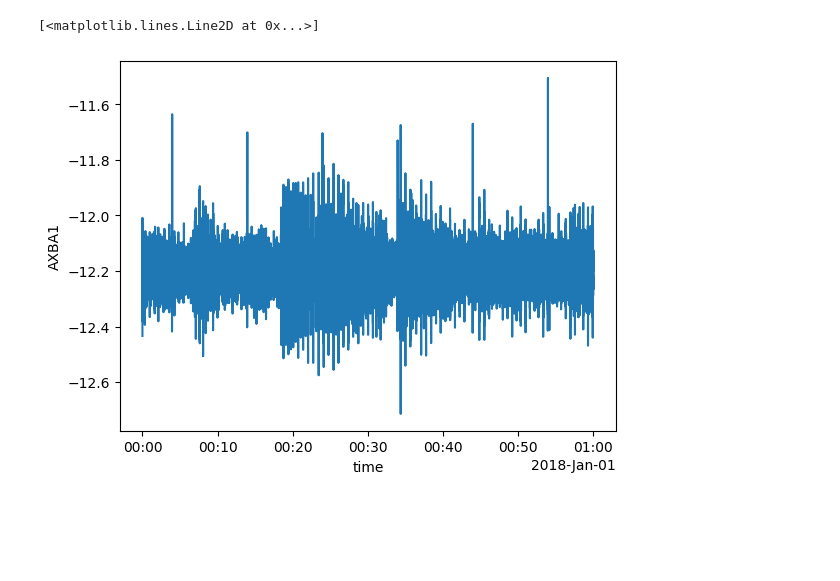
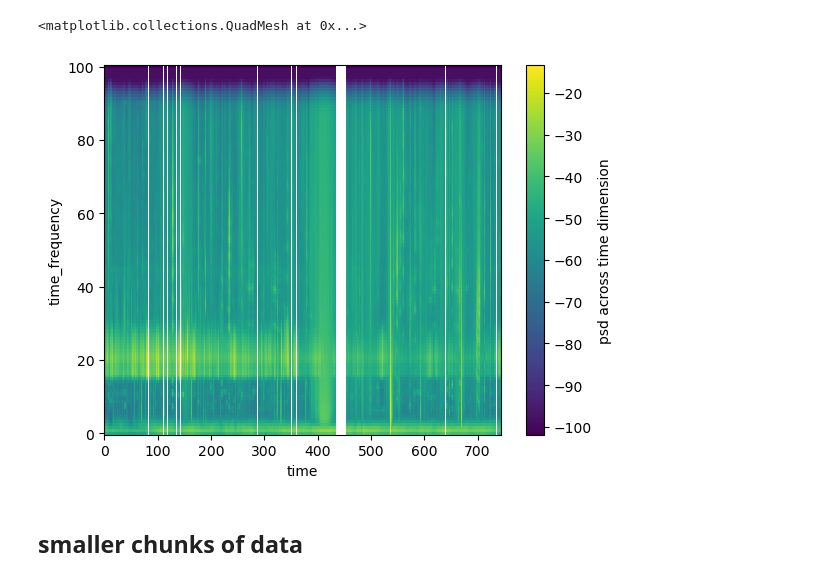
Before and after one commit to oceanobservatories-community/2025-Summer-School-Acoustics, a Jupyter notebook: NoteBooks/Low-frequency hydrophone zarr.ipynb, the cells around one changed output. Drawn from its saved outputs; the diff is of its cells as text; code cells hidden in the pictures; blank space fills up the shorter version.

```diff
--- a/NoteBooks/Low-frequency hydrophone zarr.ipynb
+++ b/NoteBooks/Low-frequency hydrophone zarr.ipynb
@@ -11,2 +27,3 @@ import pandas as pd
 # %%
-lf_hydrophones =oa.open_lf_hydrophones()
+fn = '/home/jovyan/ooi/rsn_cabled/SummerSchool2025/lowfrequency_hydrophone_data/ooi_lfhydrophones.zarr'
+lf_hydrophones = xr.open_zarr(fn)
@@ -58,0 +32,5 @@ Pa
+# %%
+start_time = pd.Timestamp('2018-01-01')
+end_time = pd.Timestamp('2018-02-01')
+
+data_slice = oa.slice_lf_hydrophones(lf_hydrophones, start_time, end_time, include_coord=False)
@@ -59 +83,10 @@ Pa
+# %%
+spec = xrs.welch(data_slice['AXCC1'], dim='time', dB=True, fs=200)
+# %%
+spec.plot()
+# %% [output]
+<matplotlib.collections.QuadMesh at 0x...>
+[figure, added]
+# %% [markdown]
+## smaller chunks of data
 # %%
@@ -61,5 +97,2 @@ ds_slice = oa.slice_lf_hydrophones(lf_hydrophones, pd.Timestamp('2018-01-01'), p
 # %%
-ds_slice['AXBA1'].plot()
+psd = xrs.welch(data_slice, dim='time', dB=True, nperseg=2048, fs=200)
-# %% [output]
-[<matplotlib.lines.Line2D at 0x...>]
-[figure, removed]
```
Also changed, not shown: parts of 9 cells of this notebook, 4 other files.
